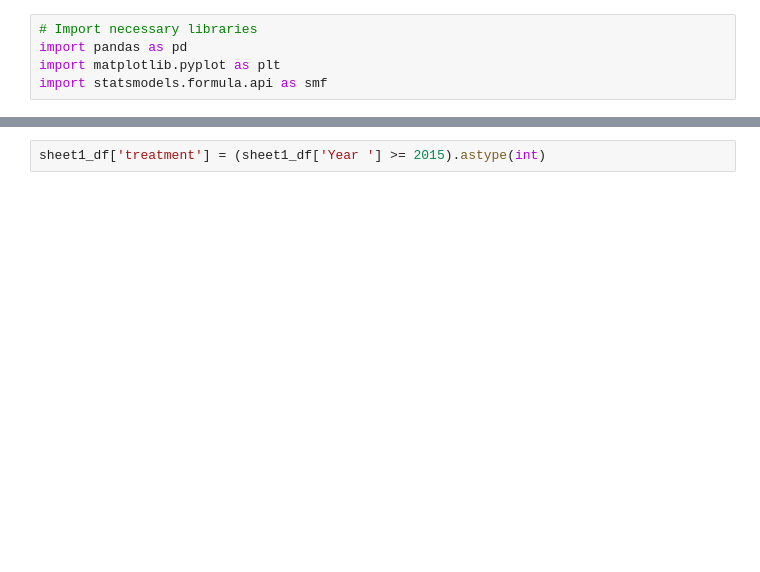
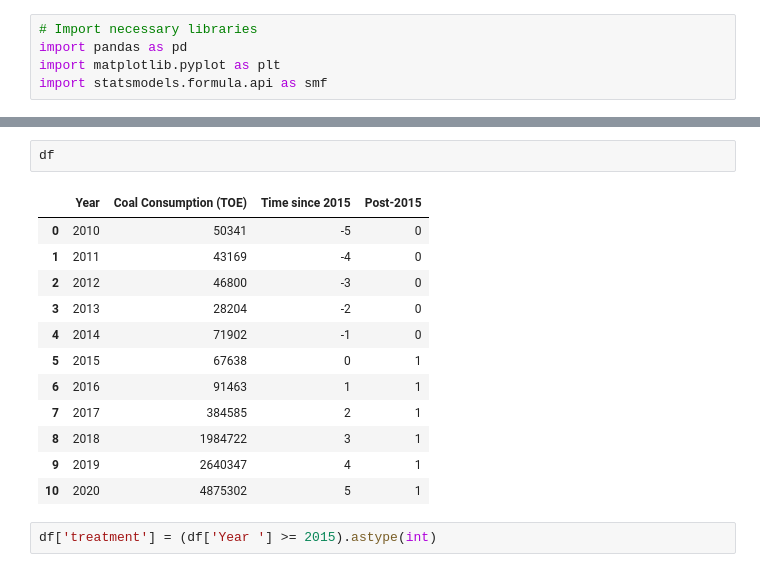
Before and after one commit to ilinashah177/Coursework-Website, a Jupyter notebook: RDD_Coal.ipynb, the cells around one changed output, grey strips where cells are left out. Saved outputs shown, nothing was run; the diff lists cells and outputs as text; blank space fills up the shorter version.

```diff
--- a/RDD_Coal.ipynb
+++ b/RDD_Coal.ipynb
@@ -40,3 +46,18 @@ sheet1_df
+# %%
+df
+# %% [output]
+|  | Year | Coal Consumption (TOE) | Time since 2015 | Post-2015 |
+| 0 | 2010 | 50341 | -5 | 0 |
+| 1 | 2011 | 43169 | -4 | 0 |
+| 2 | 2012 | 46800 | -3 | 0 |
+| 3 | 2013 | 28204 | -2 | 0 |
+| 4 | 2014 | 71902 | -1 | 0 |
+| 5 | 2015 | 67638 | 0 | 1 |
+| 6 | 2016 | 91463 | 1 | 1 |
+| 7 | 2017 | 384585 | 2 | 1 |
+| 8 | 2018 | 1984722 | 3 | 1 |
+| 9 | 2019 | 2640347 | 4 | 1 |
+| 10 | 2020 | 4875302 | 5 | 1 |
 # %%
-sheet1_df['treatment'] = (sheet1_df['Year '] >= 2015).astype(int)
+df['treatment'] = (df['Year '] >= 2015).astype(int)
 # %%
```
Also changed, not shown: parts of 10 cells of this notebook.
